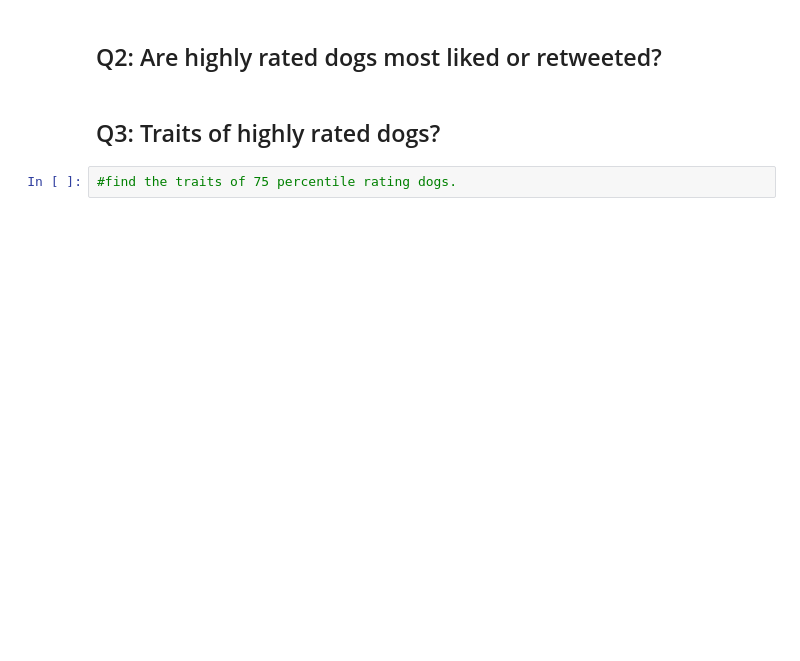
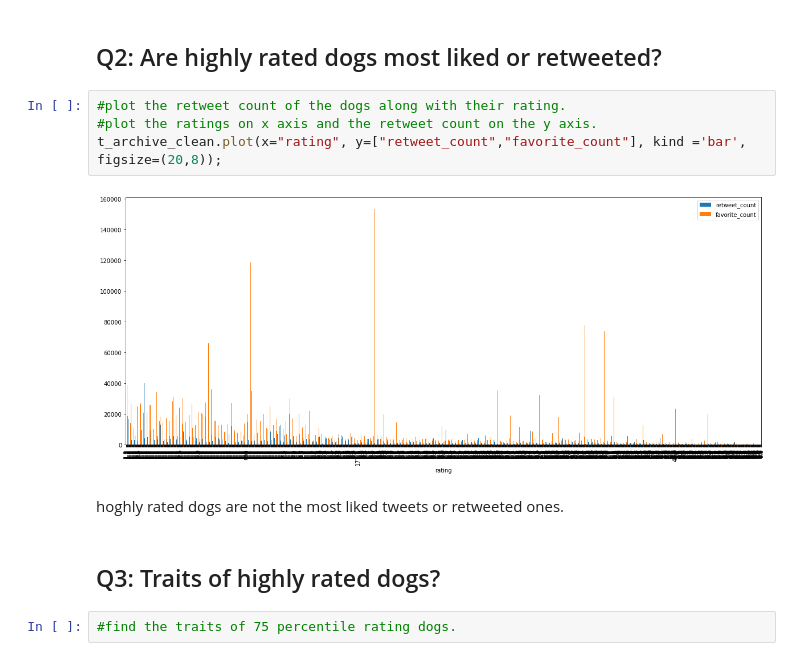
Before and after one commit to SidraEffendi/data-wrangling, a Jupyter notebook: wrangle_act.ipynb, the cells around one changed output. Drawn from its saved outputs; the diff is of its cells as text; blank space fills up the shorter version.

```diff
--- a/wrangle_act.ipynb
+++ b/wrangle_act.ipynb
@@ -934,5 +973,13 @@ t_archive_clean.dog_stage.value_counts()
 # %% [markdown]
 ## Q2: Are highly rated dogs most liked or retweeted?
+# %%
+#plot the retweet count of the dogs along with their rating.
+#plot the ratings on x axis and the retweet count on the y axis.
+t_archive_clean.plot(x="rating", y=["retweet_count","favorite_count"], kind ='bar', figsize=(20,8));
+# %% [output]
+[figure, added]
+# %% [markdown]
+hoghly rated dogs are not the most liked tweets or retweeted ones.
 # %% [markdown]
 ## Q3: Traits of highly rated dogs?
 # %%
```
Also changed, not shown: parts of 7 cells of this notebook.
